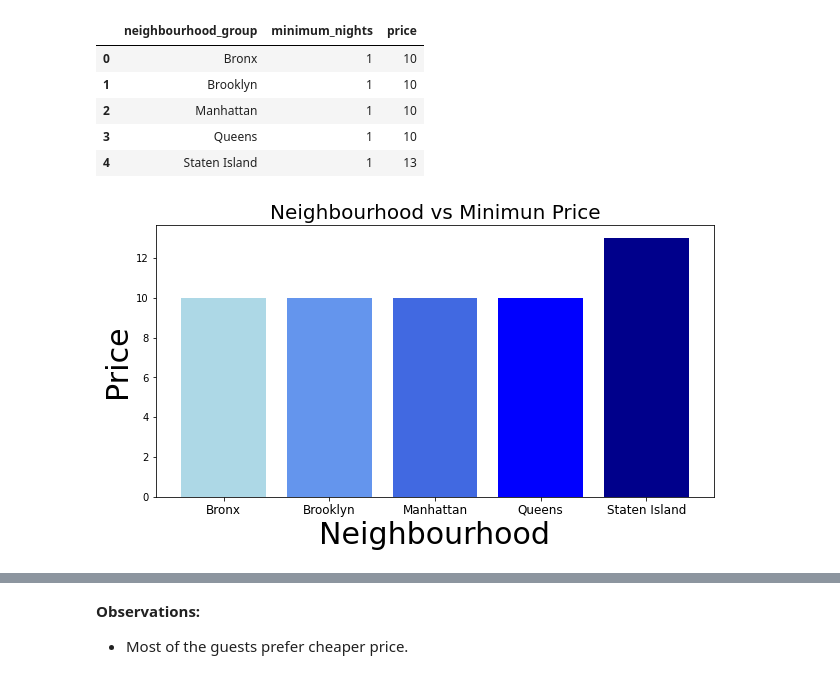
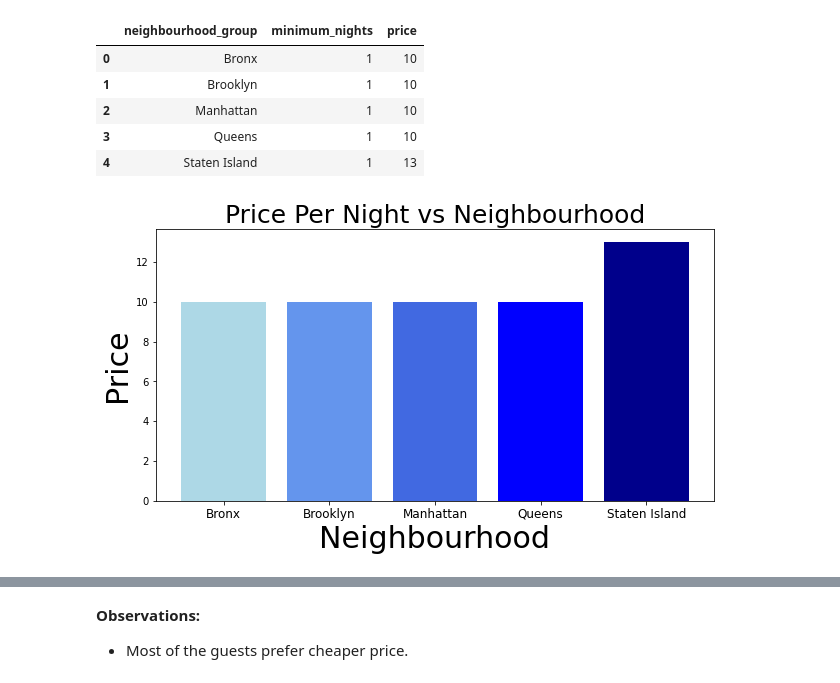
Before and after one commit to NishankRana/Airbnb-Data-Analysis, a Jupyter notebook: Airbnb_Bookings_Analysis_Capstone_Project.ipynb, the cells around one changed output, grey strips where cells are left out. Cells and saved outputs as stored; diff of their text form; code cells hidden in the pictures.

```diff
--- a/Airbnb_Bookings_Analysis_Capstone_Project.ipynb
+++ b/Airbnb_Bookings_Analysis_Capstone_Project.ipynb
@@ -244,8 +244,8 @@ host_name = highest_calculated_host_listings_count['host_name']
 calculated_host_listings_count = highest_calculated_host_listings_count['calculated_host_listings_count']
 plt.bar(host_name,calculated_host_listings_count, color='red')
 
-plt.rcParams['figure.figsize'] = (15,7)
-plt.title('Hosts with Highest Host Listings', {'fontsize':20})
+plt.rcParams['figure.figsize'] = (15,10)
+plt.title('Hosts with Highest Host Listings', {'fontsize':15})
 plt.xlabel('Host Names',{'fontsize':15})
 plt.ylabel('Host listings count',{'fontsize':15})
 plt.show()
@@ -497,20 +497,20 @@ min_price_airbnb
 # %%
 # Using matplotlib libraries for ploting the bar chart for easy visualize and understanding.
 location = min_price_airbnb['neighbourhood_group']
 price = min_price_airbnb['price']
 
 fig = plt.figure(figsize = (10, 5))
 color = ['lightblue','cornflowerblue','royalblue','blue','darkblue']
 
 # Creating the bar plot
 plt.bar(location,price,color=color)
 plt.xlabel("Neighbourhood",fontsize=30)
 plt.ylabel("Price",fontsize=30)
-plt.title("Neighbourhood vs Minimun Price",fontsize=20)
+plt.title("Price Per Night vs Neighbourhood",fontsize=25)
 plt.xticks(fontsize='12')
 plt.show()
 # %% [output]
-[figure, old version]
+[figure, new version]
 # %%
 # Price and reviews
 price_reviews = df.groupby(['price'])['number_of_reviews'].max().reset_index()
```
Also changed, not shown: parts of 9 cells of this notebook.
